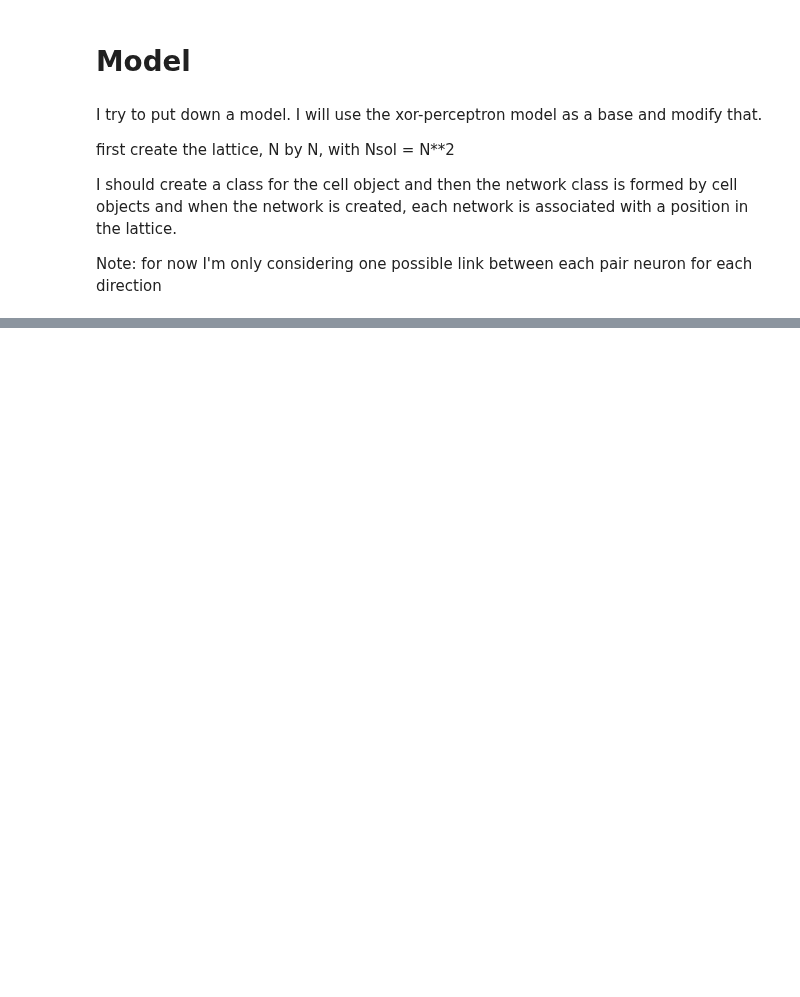
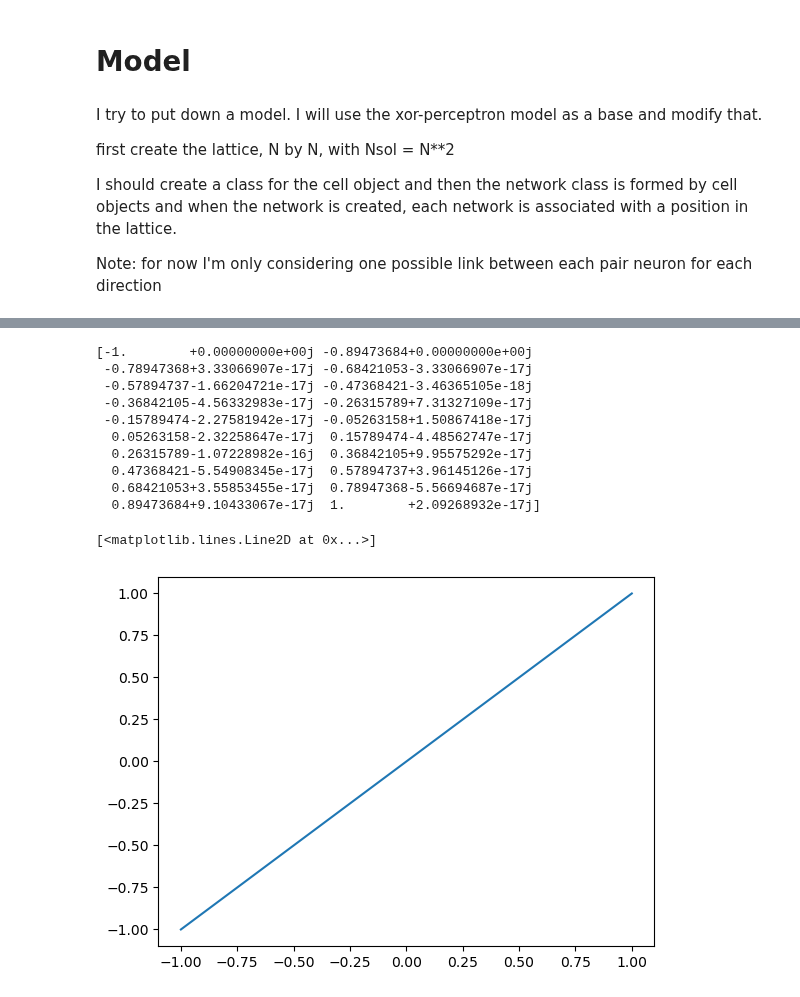
Before and after one commit to pietromalagoli/NeuronEvolution, a Jupyter notebook: main/model_np.ipynb, the cells around one changed output, grey strips where cells are left out. Drawn from its saved outputs; the diff is of its cells as text; code cells hidden in the pictures; blank space fills up the shorter version.

```diff
--- a/main/model_np.ipynb
+++ b/main/model_np.ipynb
@@ -446,0 +527,21 @@ array([0.])
+# %%
+f_n = par['T_initial'](par['x_n'])
+c_n = np.fft.fft(f_n)
+fn_new = np.fft.ifft(c_n)
+print(fn_new)
+coeff = np.polyfit(par['x_n'],f_n,2)
+new_fun = np.poly1d(coeff)
+plt.plot(par['x_n'],new_fun(par['x_n']))
+# %% [output]
+[-1.        +0.00000000e+00j -0.89473684+0.00000000e+00j
+ -0.78947368+3.33066907e-17j -0.68421053-3.33066907e-17j
+ -0.57894737-1.66204721e-17j -0.47368421-3.46365105e-18j
+ -0.36842105-4.56332983e-17j -0.26315789+7.31327109e-17j
+ -0.15789474-2.27581942e-17j -0.05263158+1.50867418e-17j
+  0.05263158-2.32258647e-17j  0.15789474-4.48562747e-17j
+  0.26315789-1.07228982e-16j  0.36842105+9.95575292e-17j
+  0.47368421-5.54908345e-17j  0.57894737+3.96145126e-17j
+  0.68421053+3.55853455e-17j  0.78947368-5.56694687e-17j
+  0.89473684+9.10433067e-17j  1.        +2.09268932e-17j]
+[<matplotlib.lines.Line2D at 0x...>]
+[figure, added]
```
Also changed, not shown: parts of 13 cells of this notebook, 1 other file.
